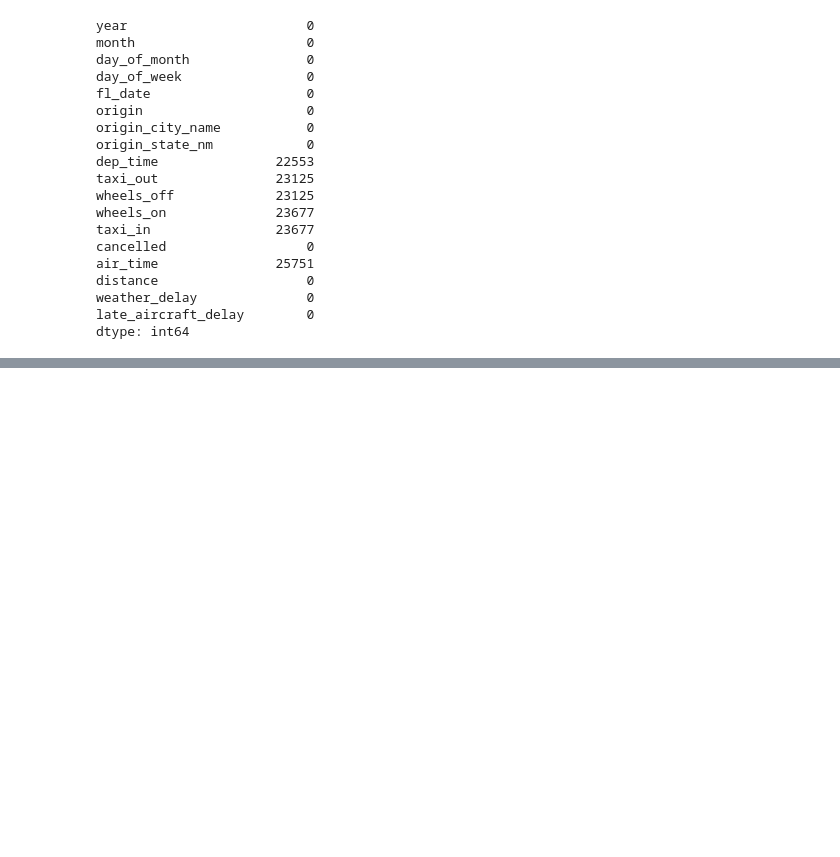
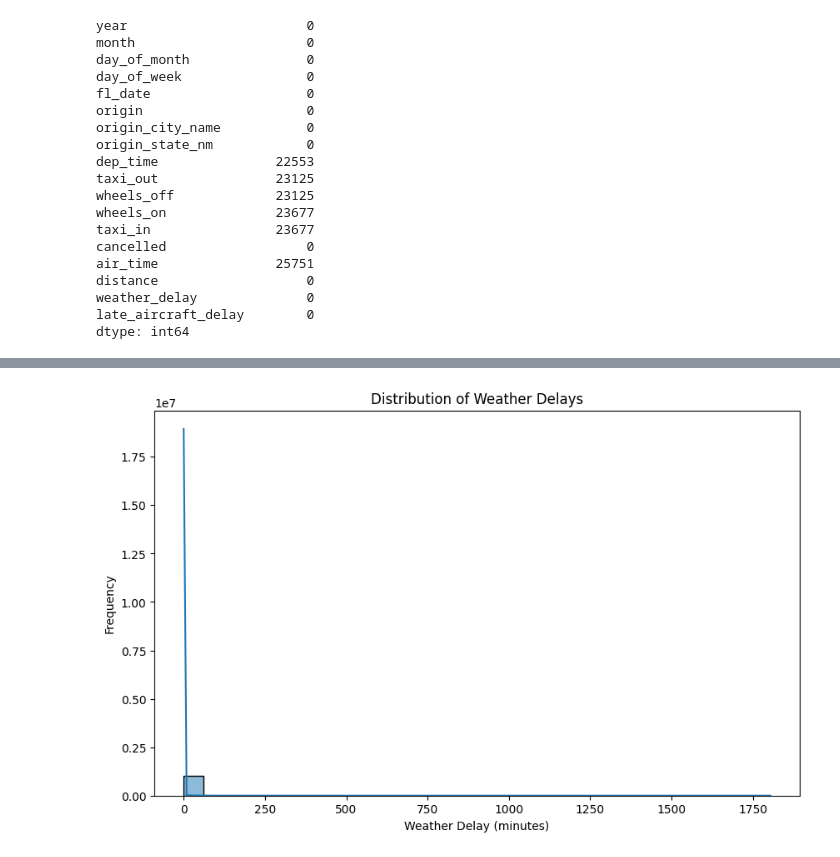
Before and after one commit to andreafp-web/Flight_Delays_and_Cancellations_analysis_3, a Jupyter notebook: jupyter_notebooks/EDA_and_Cleaning.ipynb, the cells around one changed output, grey strips where cells are left out. Saved outputs shown, nothing was run; the diff lists cells and outputs as text; code cells hidden in the pictures; blank space fills up the shorter version.

Commit message:
Performed data cleaning and initial exploratory analysis in EDA_and_Cleaning notebook

```diff
--- a/jupyter_notebooks/EDA_and_Cleaning.ipynb
+++ b/jupyter_notebooks/EDA_and_Cleaning.ipynb
@@ -97,0 +100,9 @@ dtype: int64
+# %%
+# Drop rows with missing values (if minimal)
+df_cleaned = df.dropna()
+
+# OR: Fill missing values with 0 (if appropriate for delay counts)
+# df_cleaned = df.fillna(0)
+
+# Check shape after cleaning
+df_cleaned.shape
@@ -97,0 +118,3 @@ dtype: int64
+# %%
+# Convert flight date to datetime
+df_cleaned.loc[:, 'fl_date'] = pd.to_datetime(df_cleaned['fl_date'], errors='coerce')
@@ -97,0 +123,2 @@ dtype: int64
+# %%
+df_cleaned.loc[:, 'dep_hour'] = pd.to_datetime(df_cleaned['dep_time'], format='%H:%M:%S', errors='coerce').dt.hour
@@ -97,0 +142,13 @@ dtype: int64
+# %%
+import matplotlib.pyplot as plt
+import seaborn as sns
+
+# Histogram of weather delays
+plt.figure(figsize=(10,6))
+sns.histplot(df_cleaned['weather_delay'], bins=30, kde=True)
+plt.title('Distribution of Weather Delays')
+plt.xlabel('Weather Delay (minutes)')
+plt.ylabel('Frequency')
+plt.show()
+# %% [output]
+[figure, added]
```
Also changed, not shown: parts of 18 cells of this notebook.
